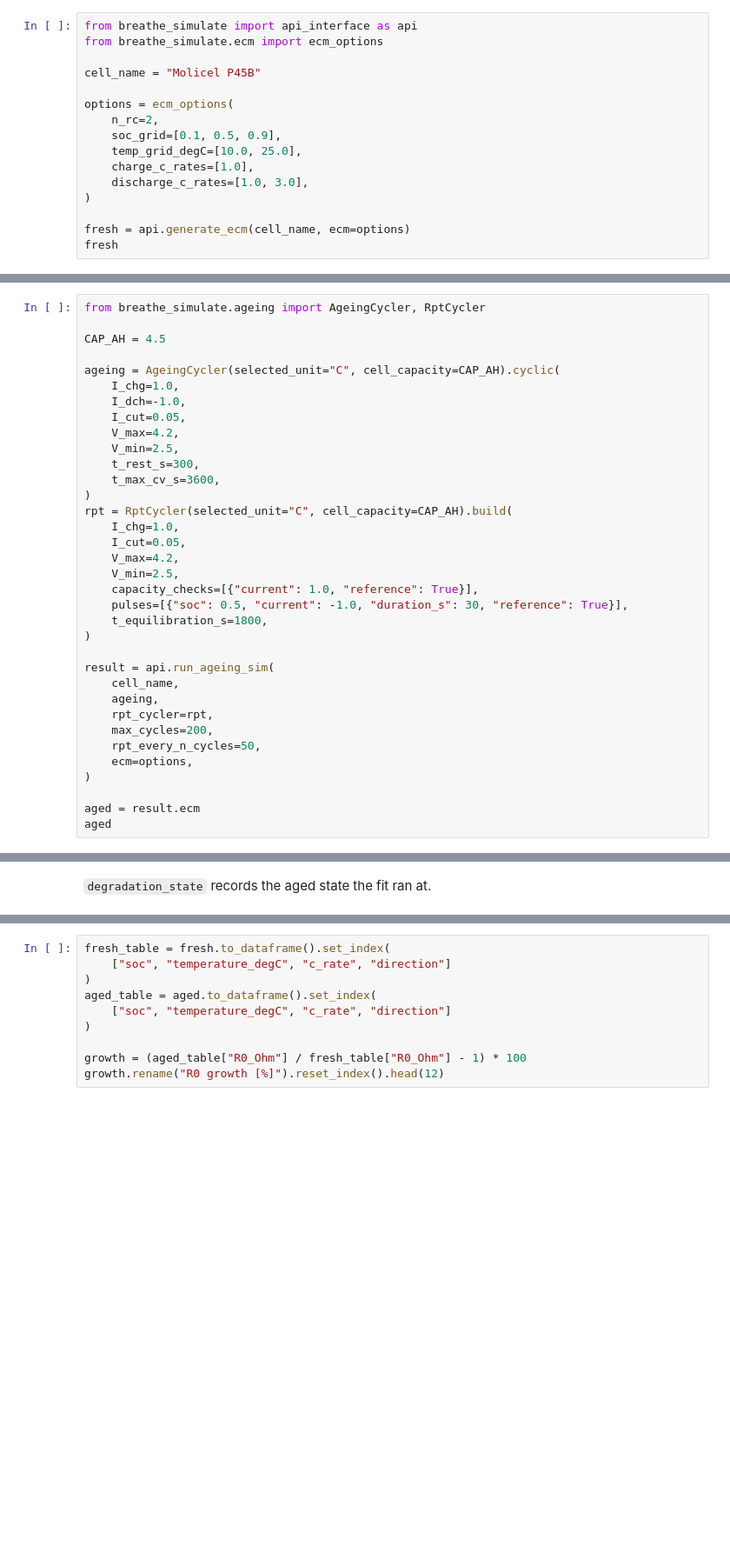
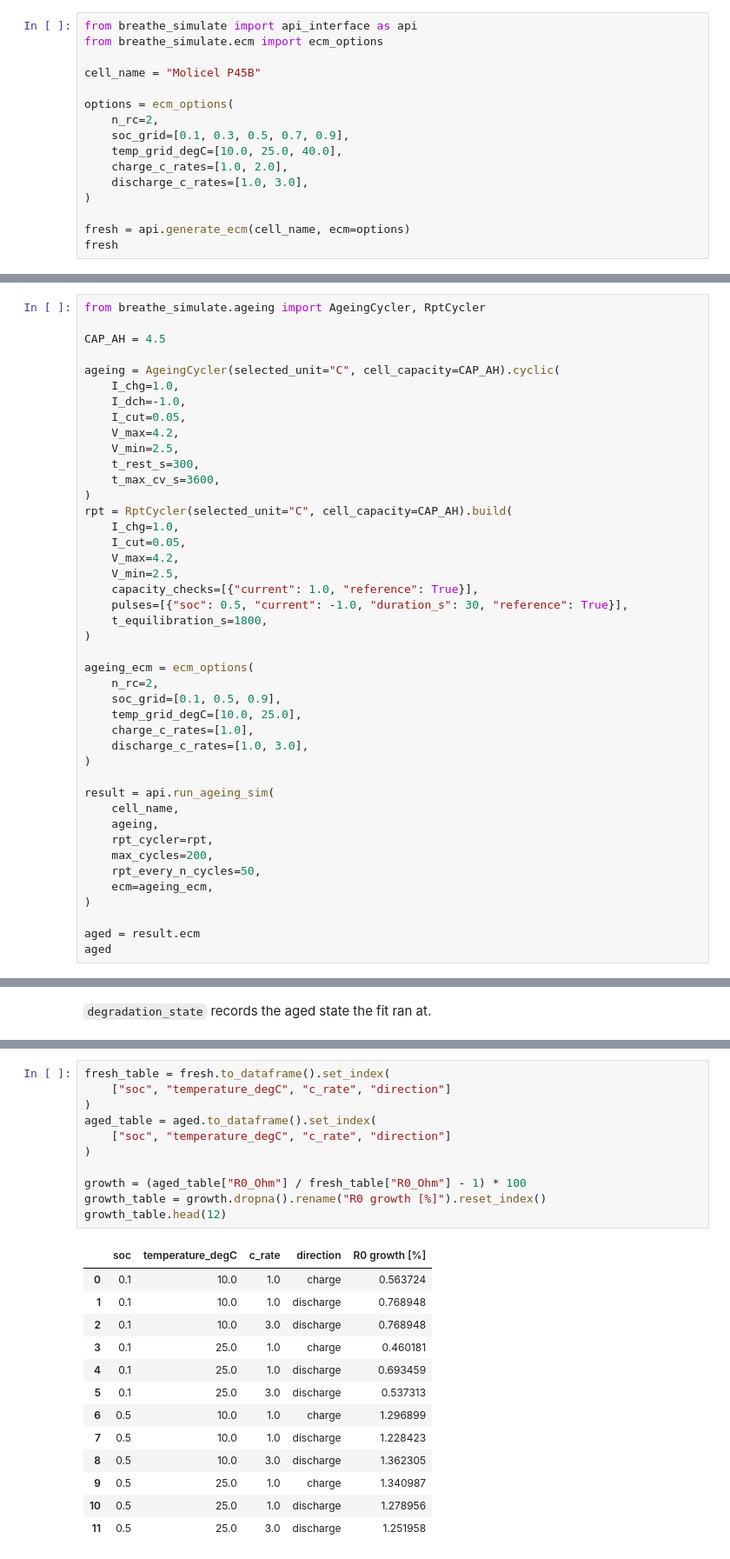
Before and after one commit to BreatheBatteries/breathe_simulate, a Jupyter notebook: docs/examples/14 ECM Generation.ipynb, the cells around one changed output, grey strips where cells are left out. Shown at 87% size. Cells and saved outputs as stored; diff of their text form; blank space fills up the shorter version.

```diff
--- a/docs/examples/14 ECM Generation.ipynb
+++ b/docs/examples/14 ECM Generation.ipynb
@@ -14,9 +14,9 @@ cell_name = "Molicel P45B"
 
 options = ecm_options(
     n_rc=2,
-    soc_grid=[0.1, 0.5, 0.9],
-    temp_grid_degC=[10.0, 25.0],
-    charge_c_rates=[1.0],
+    soc_grid=[0.1, 0.3, 0.5, 0.7, 0.9],
+    temp_grid_degC=[10.0, 25.0, 40.0],
+    charge_c_rates=[1.0, 2.0],
     discharge_c_rates=[1.0, 3.0],
 )
 
@@ -80,13 +171,21 @@ rpt = RptCycler(selected_unit="C", cell_capacity=CAP_AH).build(
     t_equilibration_s=1800,
 )
 
+ageing_ecm = ecm_options(
+    n_rc=2,
+    soc_grid=[0.1, 0.5, 0.9],
+    temp_grid_degC=[10.0, 25.0],
+    charge_c_rates=[1.0],
+    discharge_c_rates=[1.0, 3.0],
+)
+
 result = api.run_ageing_sim(
     cell_name,
     ageing,
     rpt_cycler=rpt,
     max_cycles=200,
     rpt_every_n_cycles=50,
-    ecm=options,
+    ecm=ageing_ecm,
 )
 
 aged = result.ecm
@@ -127,10 +281,25 @@ The long-format tables take the comparison further, for example the relative R0
 # %%
 fresh_table = fresh.to_dataframe().set_index(
     ["soc", "temperature_degC", "c_rate", "direction"]
 )
 aged_table = aged.to_dataframe().set_index(
     ["soc", "temperature_degC", "c_rate", "direction"]
 )
 
 growth = (aged_table["R0_Ohm"] / fresh_table["R0_Ohm"] - 1) * 100
-growth.rename("R0 growth [%]").reset_index().head(12)
+growth_table = growth.dropna().rename("R0 growth [%]").reset_index()
+growth_table.head(12)
+# %% [output]
+|  | soc | temperature_degC | c_rate | direction | R0 growth [%] |
+| 0 | 0.1 | 10.0 | 1.0 | charge | 0.563724 |
+| 1 | 0.1 | 10.0 | 1.0 | discharge | 0.768948 |
+| 2 | 0.1 | 10.0 | 3.0 | discharge | 0.768948 |
+| 3 | 0.1 | 25.0 | 1.0 | charge | 0.460181 |
+| 4 | 0.1 | 25.0 | 1.0 | discharge | 0.693459 |
+| 5 | 0.1 | 25.0 | 3.0 | discharge | 0.537313 |
+| 6 | 0.5 | 10.0 | 1.0 | charge | 1.296899 |
+| 7 | 0.5 | 10.0 | 1.0 | discharge | 1.228423 |
+| 8 | 0.5 | 10.0 | 3.0 | discharge | 1.362305 |
+| 9 | 0.5 | 25.0 | 1.0 | charge | 1.340987 |
+| 10 | 0.5 | 25.0 | 1.0 | discharge | 1.278956 |
+| 11 | 0.5 | 25.0 | 3.0 | discharge | 1.251958 |
```
Also changed, not shown: parts of 27 cells of this notebook, 4 other files.
